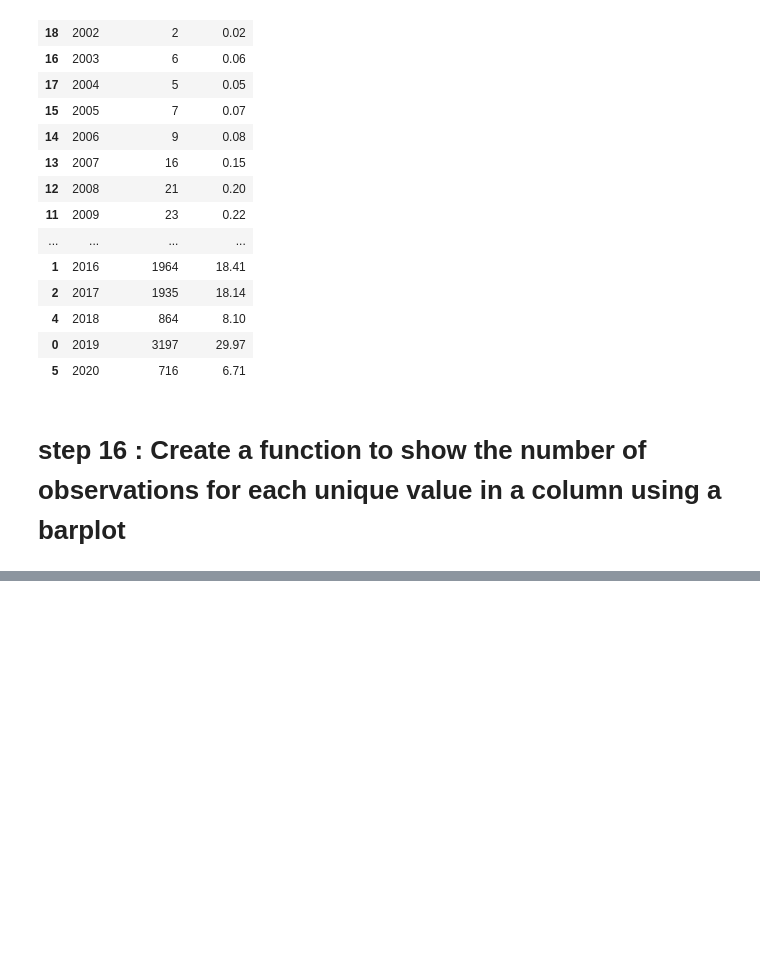
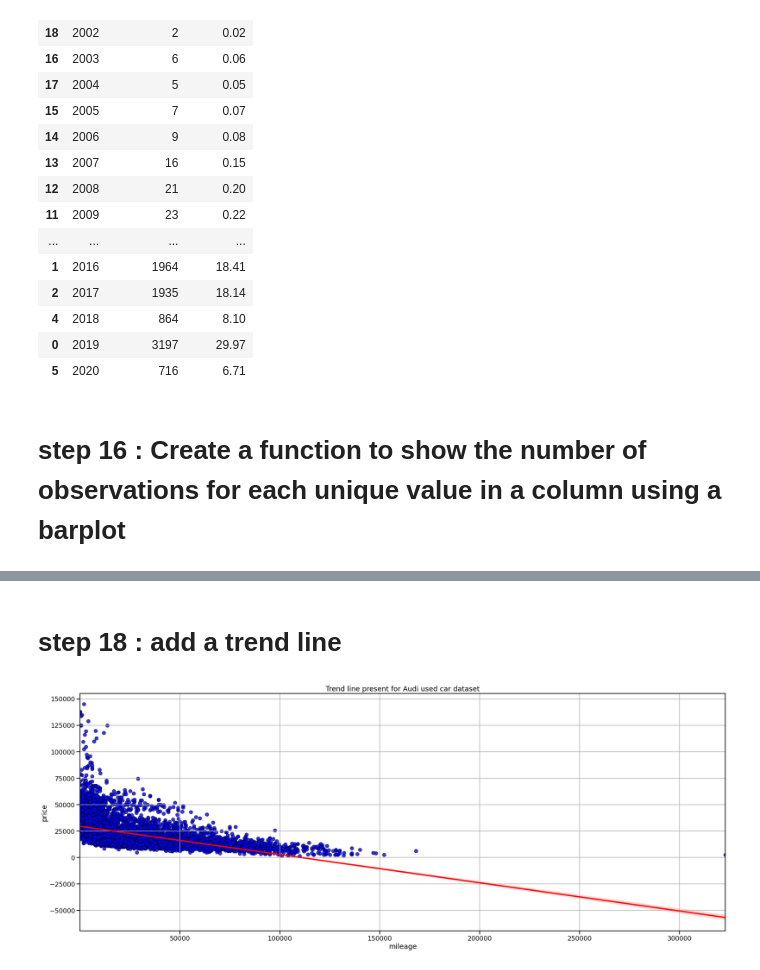
Before and after one commit to Israt055/audi_used_car_analysis-, a Jupyter notebook: audi_used_car_EDA.ipynb, the cells around one changed output, grey strips where cells are left out. Saved outputs shown, nothing was run; the diff lists cells and outputs as text; code cells hidden in the pictures; blank space fills up the shorter version.

```diff
--- a/audi_used_car_EDA.ipynb
+++ b/audi_used_car_EDA.ipynb
@@ -461,0 +535,18 @@ plt.show()
+# %% [markdown]
+# step 18 : add a trend line
+# %%
+
+plt.figure(figsize = (25,10))
+
+plt.title("Trend line present for Audi used car dataset")
+sns.regplot(x='mileage',y ='price' ,data=df , line_kws = {'color' :'red'},
+            scatter_kws = {'color' :'blue', 'edgecolor' : 'black'})
+
+plt.grid()
+
+
+plt.tight_layout()
+
+plt.show()
+# %% [output]
+[figure, added]
```
Also changed, not shown: parts of 19 cells of this notebook.
